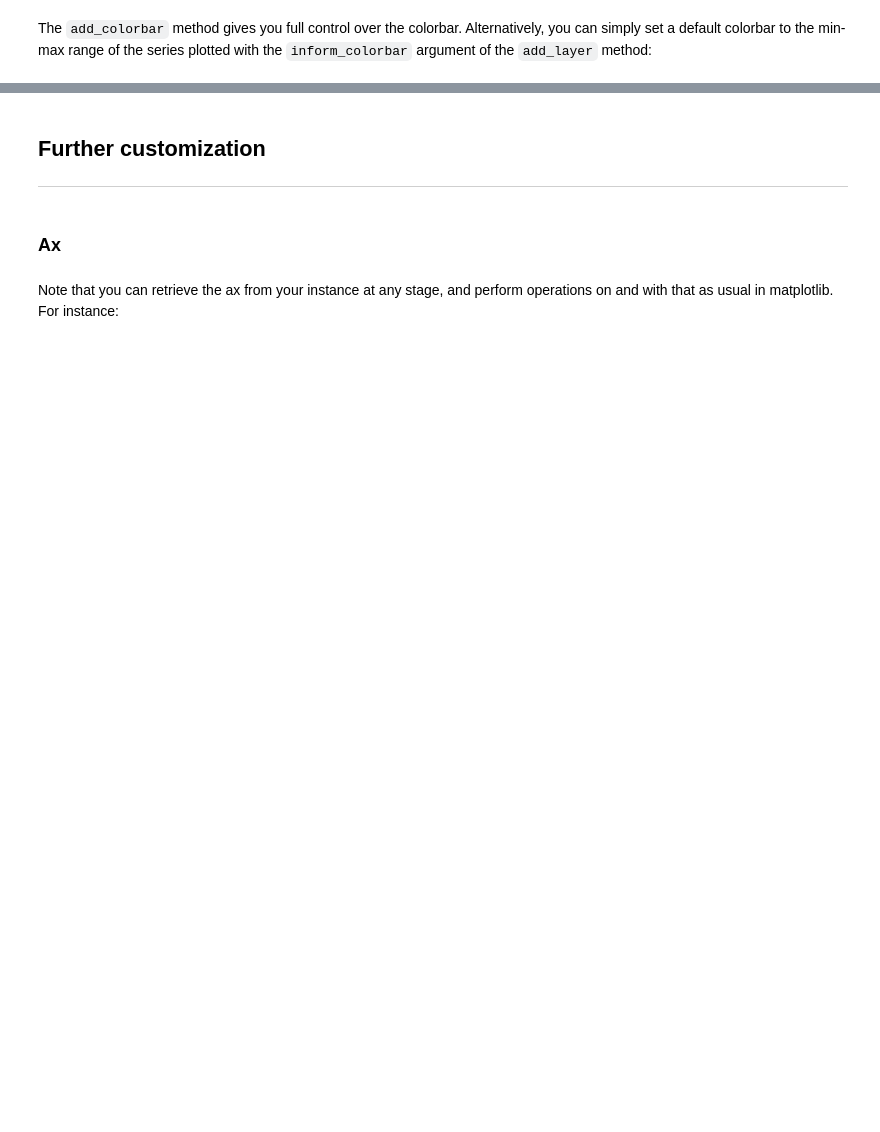
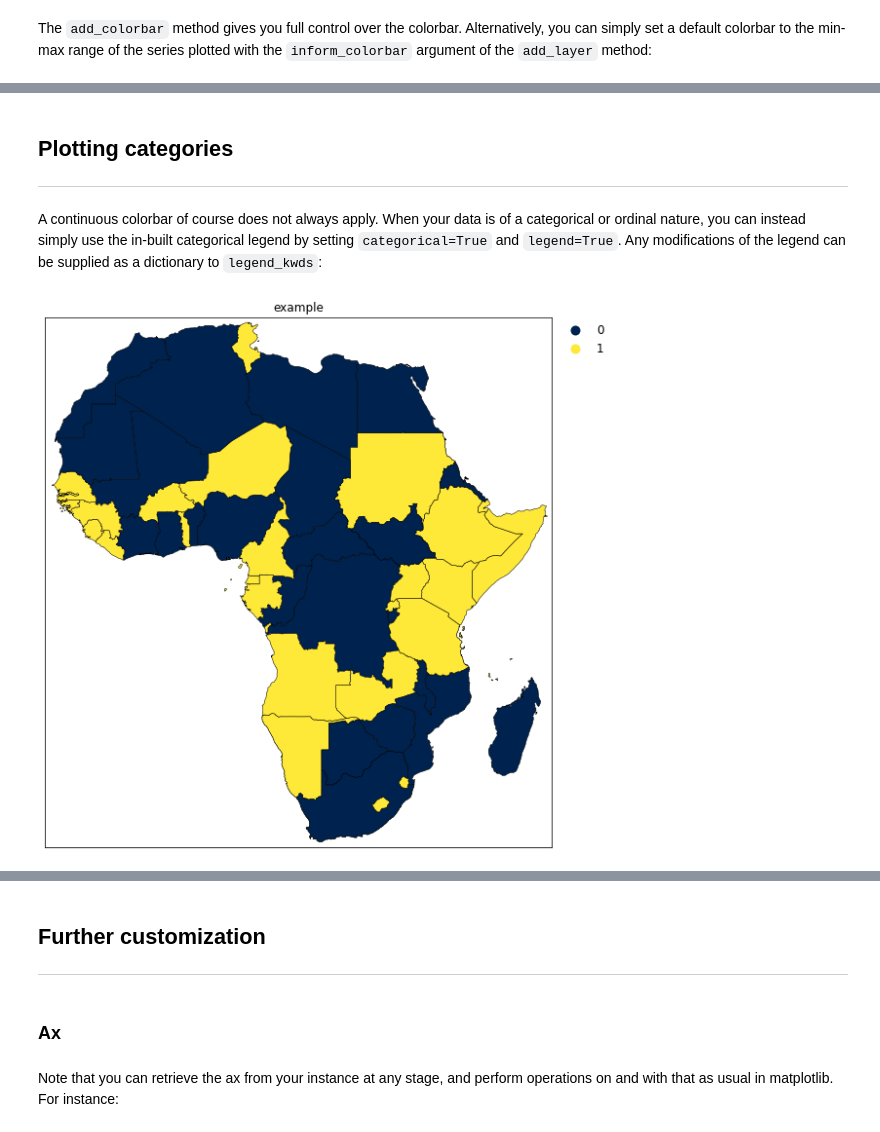
Before and after one commit to prio-data/views_dataviz, a Jupyter notebook: examples/mapper.ipynb, the cells around one changed output, grey strips where cells are left out. Saved outputs shown, nothing was run; the diff lists cells and outputs as text; code cells hidden in the pictures; blank space fills up the shorter version.

Commit message:
added zoom insets, examples, and type hints

```diff
--- a/examples/mapper.ipynb
+++ b/examples/mapper.ipynb
@@ -239,0 +245,33 @@ example = mapper.Mapper(
+# %% [markdown]
+<a id="categories"></a>
+## Plotting categories
+___
+# %% [markdown]
+A continuous colorbar of course does not always apply. When your data is of a categorical or ordinal nature, you can instead simply use the in-built categorical legend by setting `categorical=True` and `legend=True`. Any modifications of the legend can be supplied as a dictionary to `legend_kwds`:
+# %%
+gdf["categories"] = np.where(gdf.preds > 0.5, 1, 0)
+
+categorical = mapper.Mapper(
+    width=10,
+    height=10,
+    bbox=[-18.5, 52.0, -35.5, 38.0],
+    frame_on=True,
+    title="example",
+).add_layer(
+    gdf=gdf.loc[gdf.month_id==500],
+    cmap="cividis",
+    edgecolor="black",
+    linewidth=0.5,
+    column="categories",
+    categorical=True,
+    legend=True,
+    legend_kwds={
+        'loc': 'upper left',
+        'bbox_to_anchor': (1.01, 1),
+        "borderaxespad": 0.2,
+        "frameon": False,
+        "fontsize": 12
+    }
+)
+# %% [output]
+[figure, added]
```
Also changed, not shown: parts of 25 cells of this notebook, 1 other file.
